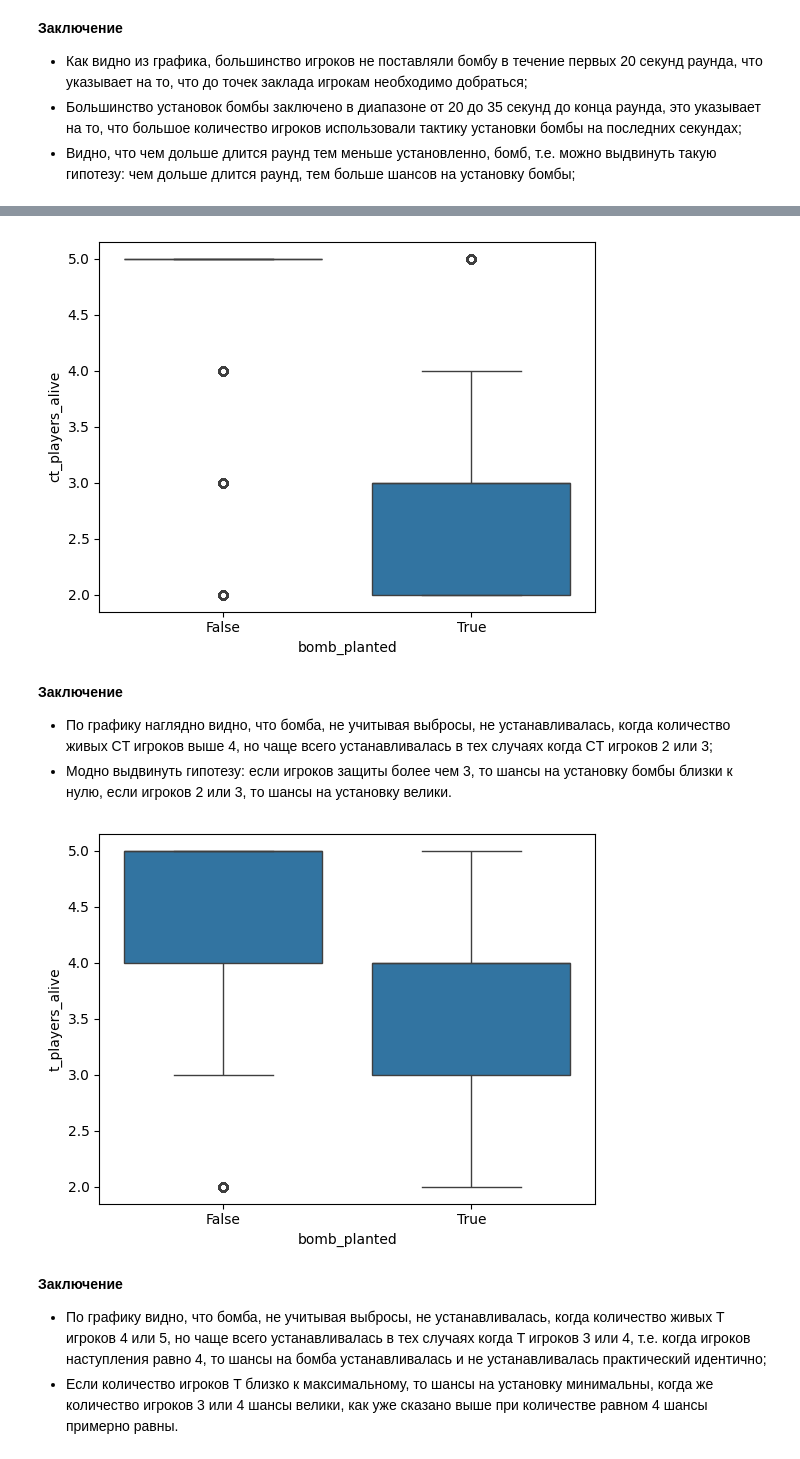
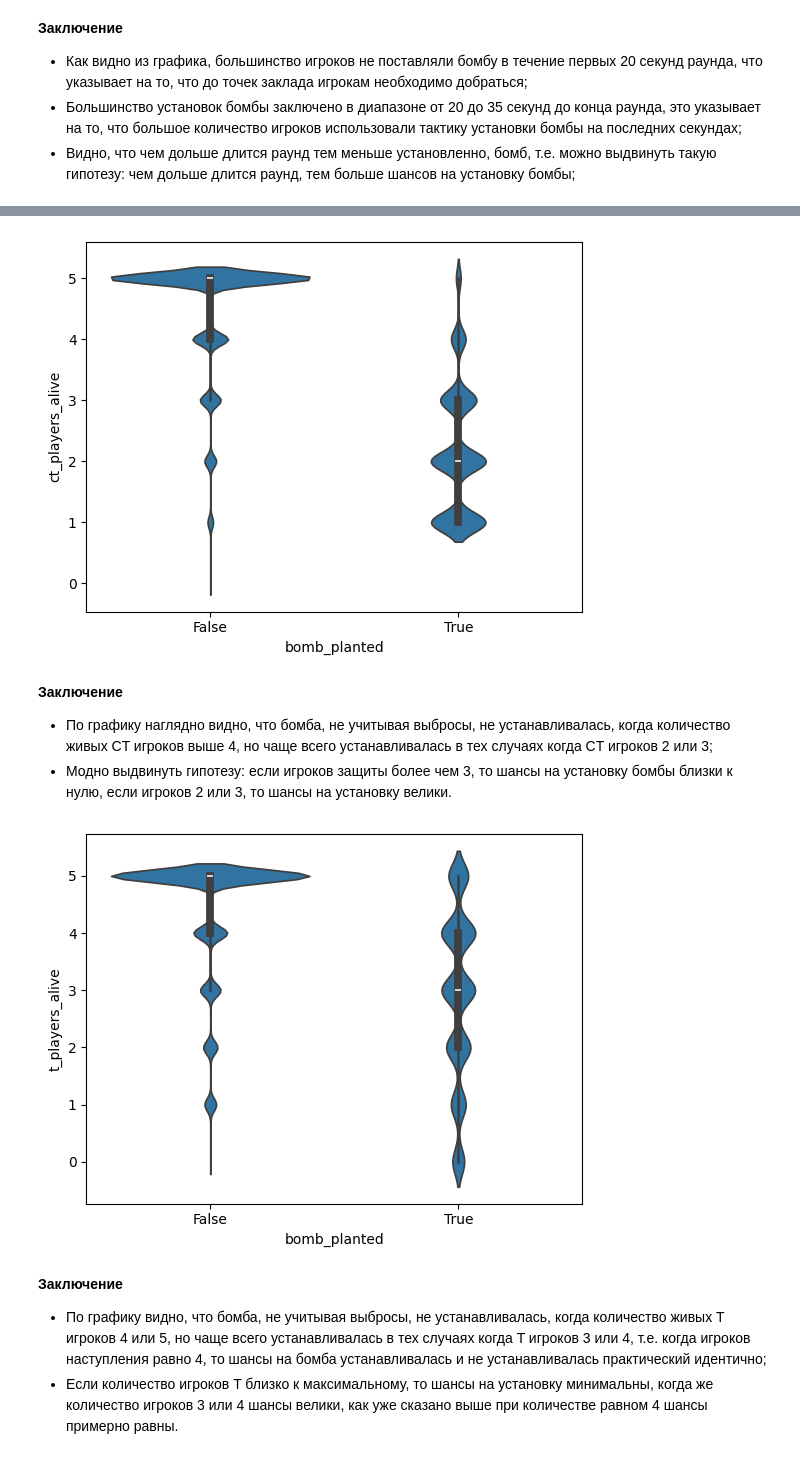
Before and after one commit to SergeyMotynga/OMSTU, a Jupyter notebook: ML/laboratory/lab_0/classification_EDA/classification.ipynb, the cells around one changed output, grey strips where cells are left out. Saved outputs shown, nothing was run; the diff lists cells and outputs as text; code cells hidden in the pictures.

```diff
--- a/ML/laboratory/lab_0/classification_EDA/classification.ipynb
+++ b/ML/laboratory/lab_0/classification_EDA/classification.ipynb
@@ -335,6 +335,15 @@ data.head(100)
 | 98 | 174.96 | 4.0 | 15.0 | de_dust2 | False | 500.0 | 500.0 | 91.0 | 195.0 | 18000.0 | ... |
 | 99 | 114.96 | 4.0 | 15.0 | de_dust2 | False | 500.0 | 500.0 | 491.0 | 495.0 | 900.0 | ... |
 100 rows × 16 columns
+# %%
+for i in range(5):
+    data.loc[(data['t_players_alive'] == i) & (data['t_health'] > i * 100), 't_health'] = i * 100
+    data.loc[(data['t_players_alive'] == i) & (data['t_armor'] > i * 100), 't_armor'] = i * 100
+    data.loc[(data['t_players_alive'] == i) & (data['t_helmets'] > i), 't_helmets'] = i
+    data.loc[(data['ct_players_alive'] == i) & (data['ct_health'] > i * 100), 'ct_health'] = i * 100
+    data.loc[(data['ct_players_alive'] == i) & (data['ct_armor'] > i * 100), 'ct_armor'] = i * 100
+    data.loc[(data['ct_players_alive'] == i) & (data['ct_helmets'] > i), 'ct_helmets'] = i
+    data.loc[(data['ct_players_alive'] == i) & (data['ct_defuse_kits'] > i), 'ct_defuse_kits'] = i
 # %%
 # Замена пропущенных значений в столбце 'map' на 'unknown'
 
@@ -895,10 +805,10 @@ plt.show()
 # %%
 # Зависимость 'bomb_planted' от 'ct_players_alive'
 
-sns.boxplot(x='bomb_planted', y='ct_players_alive', data=data_filtered)
+sns.violinplot(x='bomb_planted', y='ct_players_alive', data=data)
 plt.show()
 # %% [output]
-[figure, old version]
+[figure, new version]
 # %% [markdown]
 **Заключение**
 
@@ -907,10 +817,10 @@ plt.show()
 # %%
 # Зависимость 'bomb_planted' от 't_players_alive'
 
-sns.boxplot(x='bomb_planted', y='t_players_alive', data=data_filtered)
+sns.violinplot(x='bomb_planted', y='t_players_alive', data=data)
 plt.show()
 # %% [output]
-[figure, old version]
+[figure, new version]
 # %% [markdown]
 **Заключение**
 
```
Also changed, not shown: parts of 38 cells of this notebook.
